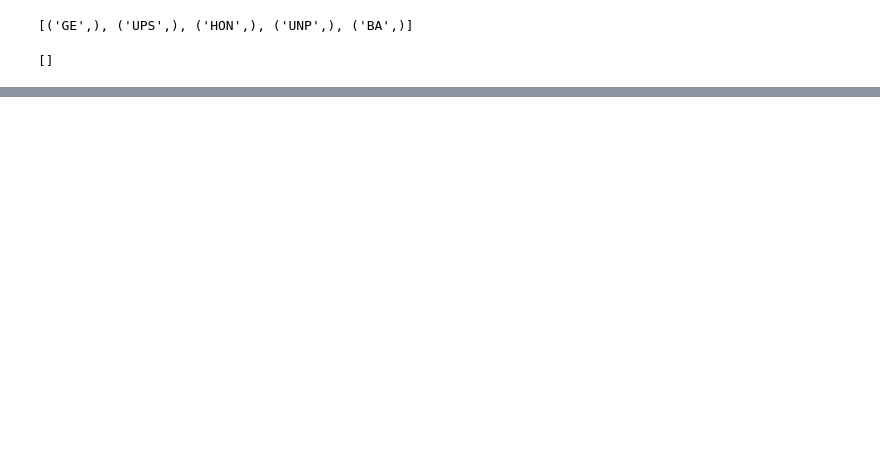
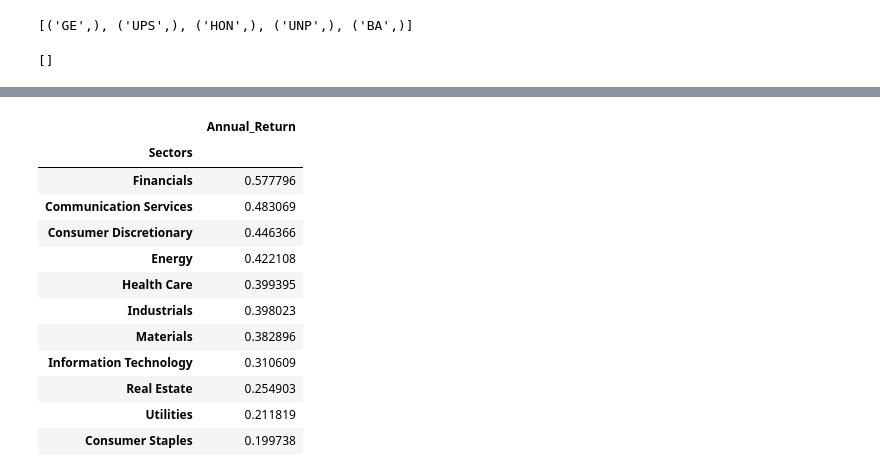
Before and after one commit to scottslusher/Portfolio-Builder, a Jupyter notebook: clean_list.ipynb, the cells around one changed output, grey strips where cells are left out. Saved outputs shown, nothing was run; the diff lists cells and outputs as text; code cells hidden in the pictures; blank space fills up the shorter version.

```diff
--- a/clean_list.ipynb
+++ b/clean_list.ipynb
@@ -281,0 +443,24 @@ XOM        39.406563                  Energy
+# %%
+annual_return_df = pd.DataFrame(
+    {'Sectors':sp500_sectors,
+    'Annual_Return':sector_returns}
+    )
+
+annual_return_df.set_index('Sectors',inplace=True)
+# %%
+annual_return_df = annual_return_df.sort_values(by='Annual_Return', ascending=False)
+annual_return_df
+# %% [output]
+|  | Annual_Return |
+| Sectors |  |
+| Financials | 0.577796 |
+| Communication Services | 0.483069 |
+| Consumer Discretionary | 0.446366 |
+| Energy | 0.422108 |
+| Health Care | 0.399395 |
+| Industrials | 0.398023 |
+| Materials | 0.382896 |
+| Information Technology | 0.310609 |
+| Real Estate | 0.254903 |
+| Utilities | 0.211819 |
+| Consumer Staples | 0.199738 |
```
Also changed, not shown: parts of 9 cells of this notebook, 3 other files.
